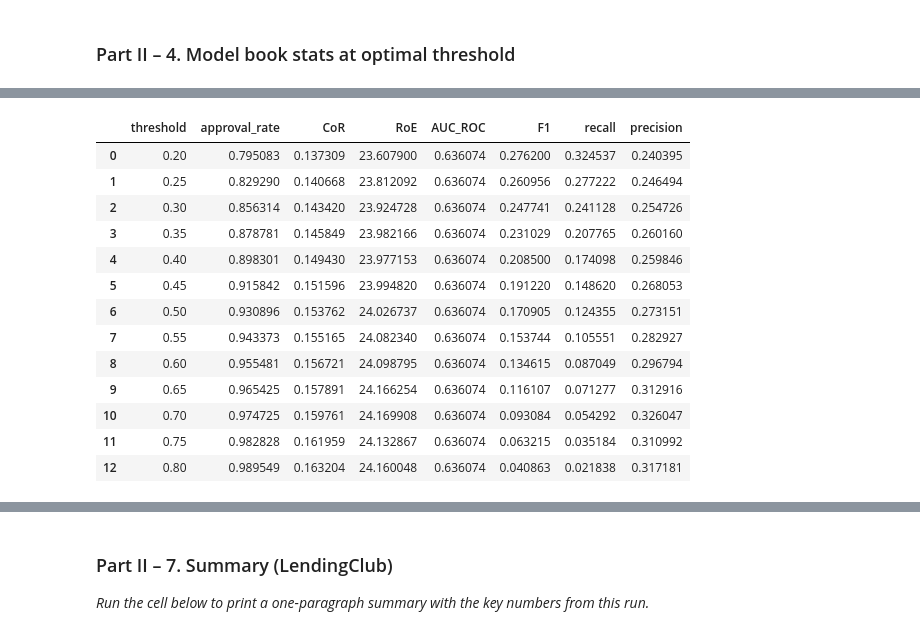
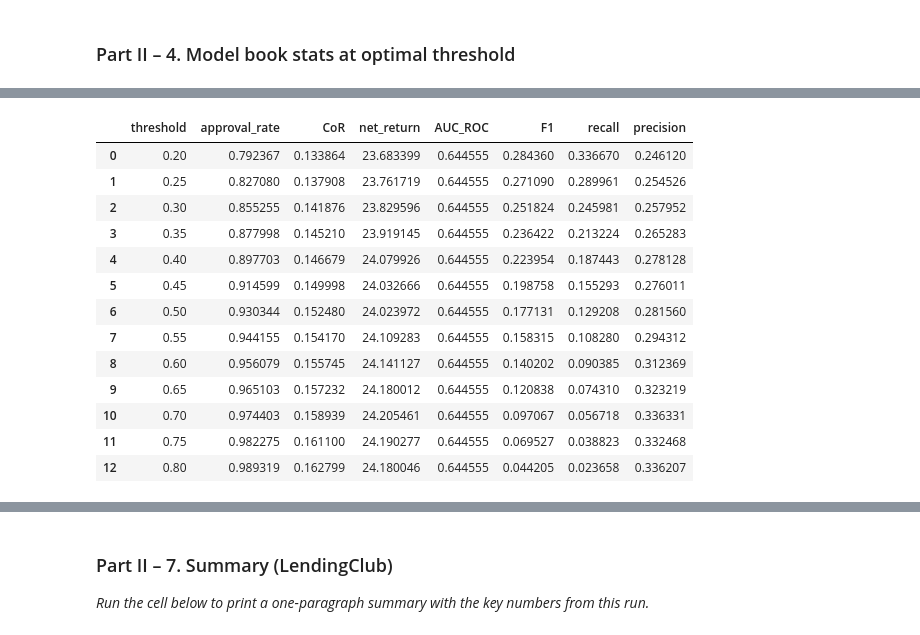
Before and after one commit to leemingloon/ocr-agentic-rag, a Jupyter notebook: notebooks/demo_credit_risk_pd_business_impact.ipynb, the cells around one changed output, grey strips where cells are left out. Drawn from its saved outputs; the diff is of its cells as text; code cells hidden in the pictures.

```diff
--- a/notebooks/demo_credit_risk_pd_business_impact.ipynb
+++ b/notebooks/demo_credit_risk_pd_business_impact.ipynb
@@ -57,7 +57,11 @@ def _load_homecredit_metrics_from_notebook():
                             continue
                         raw = d["application/json"]
                         if isinstance(raw, dict) and "homecredit_metrics_summary" in raw:
-                            return raw["homecredit_metrics_summary"], "notebook cell output"
+                            m = raw["homecredit_metrics_summary"]
+                            # Reject metrics from local tiny-data runs (epochs < 10 and auc < 0.60 is a clear signal)
+                            if float(m.get("lstm_auc", 0)) < 0.60 or float(m.get("baseline_auc", 0)) < 0.60:
+                                continue   # skip this notebook — looks like a local test run
+                            return m, "notebook cell output"
             except Exception:
                 pass
     return None, None
@@ -489,37 +862,69 @@ Sweep threshold from 0.2 to 0.8 (step 0.05). For each: approval rate, CoR, RoE,
 from sklearn.metrics import roc_auc_score, f1_score, precision_score, recall_score
 import matplotlib.pyplot as plt
 
-thresholds = np.arange(0.2, 0.85, 0.05)
+thresholds = np.arange(0.2, 0.81, 0.05)
 auc_roc = roc_auc_score(y_test, p_test)
 y_vals = np.asarray(y_test).ravel()
+p_arr = np.asarray(p_test).ravel()
+loans_df_reset = loans_df.reset_index(drop=True)
 rows = []
 for t in thresholds:
-    approved_mask = (p_test < t)
-    app = loans_df.iloc[approved_mask]
+    approved_mask = p_arr < t
+    default_mask = y_vals == 1
+    chargedoff_mask = approved_mask & default_mask
+
+    app = loans_df_reset.loc[approved_mask]
     approved_amnt = app["loan_amnt"].sum()
-    charged_off_amnt = loans_df.iloc[approved_mask & (y_vals == 1)]["loan_amnt"].sum()
-    n_approved = approved_mask.sum()
-    approval_rate = n_approved / len(y_test)
+    charged_off_amnt = loans_df_reset.loc[chargedoff_mask, "loan_amnt"].sum()
+    n_approved = int(approved_mask.sum())
+    approval_rate = n_approved / len(y_vals)
     CoR = charged_off_amnt / approved_amnt if approved_amnt else 0
+
     wgt_int = (app["int_rate"] * app["loan_amnt"]).sum()
     wgt_int_rate = wgt_int / approved_amnt if approved_amnt else 0
-    wgt_term = (app["term"] * app["loan_amnt"]).sum() / approved_amnt if approved_amnt else 0
+    term_col = "term_months" if "term_months" in app.columns else "term"
+    wgt_term = (app[term_col] * app["loan_amnt"]).sum() / approved_amnt if approved_amnt else 0
+
     interest_earned = approved_amnt * (wgt_int_rate / 100) * (wgt_term / 12)
     interest_paid = approved_amnt * (COST_OF_FUNDS / 100) * (wgt_term / 12)
     banking_profit = interest_earned - interest_paid - charged_off_amnt
-    RoE = (banking_profit / approved_amnt * 100) if approved_amnt else 0
-    y_pred = (p_test >= t).astype(int)
+    net_return = (banking_profit / approved_amnt * 100) if approved_amnt else 0
+
+    y_pred = (p_arr >= t).astype(int)
     rows.append({
-        "threshold": t,
+        "threshold": round(float(t), 2),
         "approval_rate": approval_rate,
         "CoR": CoR,
-        "RoE": RoE,
+        "net_return": net_return,
         "AUC_ROC": auc_roc,
-        "F1": f1_score(y_test, y_pred, zero_division=0),
-        "recall": recall_score(y_test, y_pred, zero_division=0),
-        "precision": precision_score(y_test, y_pred, zero_division=0),
+        "F1": f1_score(y_vals, y_pred, zero_division=0),
+        "recall": recall_score(y_vals, y_pred, zero_division=0),
+        "precision": precision_score(y_vals, y_pred, zero_division=0),
     })
 sens_df = pd.DataFrame(rows)
+
+# Policy-constrained threshold selection
+COR_CEILING = 0.14
+APPROVAL_FLOOR = 0.80
+
+feasible = sens_df[
+    (sens_df["CoR"] <= COR_CEILING) & (sens_df["approval_rate"] >= APPROVAL_FLOOR)
+].copy()
+
+if len(feasible) > 0:
+    _best_idx = feasible["net_return"].idxmax()
+    policy_threshold = float(feasible.loc[_best_idx, "threshold"])
+    print(f"Policy-constrained threshold (CoR<={COR_CEILING:.0%}, Approval>={APPROVAL_FLOOR:.0%}):")
+    print(f"  Selected threshold : {policy_threshold:.2f}")
+    print(feasible[feasible["threshold"] == policy_threshold][
+        ["threshold", "approval_rate", "CoR", "net_return", "F1"]
+    ].to_string(index=False))
+else:
+    policy_threshold = best_threshold_opt
+    print(f"[Warning] No threshold satisfies CoR<={COR_CEILING:.0%} and Approval>={APPROVAL_FLOOR:.0%}.")
+    print(f"  Relaxing constraints -- falling back to F1-optimal threshold: {policy_threshold:.2f}")
+    print("  Consider revising COR_CEILING or APPROVAL_FLOOR to match portfolio targets.")
+
 print("Metrics by threshold:")
 print(sens_df.round(4).to_string())
 sens_df
@@ -542,14 +951,14 @@ Metrics by threshold:
-|  | threshold | approval_rate | CoR | RoE | AUC_ROC | F1 | recall | precision |
-| 0 | 0.20 | 0.795083 | 0.137309 | 23.607900 | 0.636074 | 0.276200 | 0.324537 | 0.240395 |
-| 1 | 0.25 | 0.829290 | 0.140668 | 23.812092 | 0.636074 | 0.260956 | 0.277222 | 0.246494 |
-| 2 | 0.30 | 0.856314 | 0.143420 | 23.924728 | 0.636074 | 0.247741 | 0.241128 | 0.254726 |
-| 3 | 0.35 | 0.878781 | 0.145849 | 23.982166 | 0.636074 | 0.231029 | 0.207765 | 0.260160 |
-| 4 | 0.40 | 0.898301 | 0.149430 | 23.977153 | 0.636074 | 0.208500 | 0.174098 | 0.259846 |
-| 5 | 0.45 | 0.915842 | 0.151596 | 23.994820 | 0.636074 | 0.191220 | 0.148620 | 0.268053 |
-| 6 | 0.50 | 0.930896 | 0.153762 | 24.026737 | 0.636074 | 0.170905 | 0.124355 | 0.273151 |
-| 7 | 0.55 | 0.943373 | 0.155165 | 24.082340 | 0.636074 | 0.153744 | 0.105551 | 0.282927 |
-| 8 | 0.60 | 0.955481 | 0.156721 | 24.098795 | 0.636074 | 0.134615 | 0.087049 | 0.296794 |
-| 9 | 0.65 | 0.965425 | 0.157891 | 24.166254 | 0.636074 | 0.116107 | 0.071277 | 0.312916 |
-| 10 | 0.70 | 0.974725 | 0.159761 | 24.169908 | 0.636074 | 0.093084 | 0.054292 | 0.326047 |
-| 11 | 0.75 | 0.982828 | 0.161959 | 24.132867 | 0.636074 | 0.063215 | 0.035184 | 0.310992 |
-| 12 | 0.80 | 0.989549 | 0.163204 | 24.160048 | 0.636074 | 0.040863 | 0.021838 | 0.317181 |
+|  | threshold | approval_rate | CoR | net_return | AUC_ROC | F1 | recall | precision |
+| 0 | 0.20 | 0.792367 | 0.133864 | 23.683399 | 0.644555 | 0.284360 | 0.336670 | 0.246120 |
+| 1 | 0.25 | 0.827080 | 0.137908 | 23.761719 | 0.644555 | 0.271090 | 0.289961 | 0.254526 |
+| 2 | 0.30 | 0.855255 | 0.141876 | 23.829596 | 0.644555 | 0.251824 | 0.245981 | 0.257952 |
+| 3 | 0.35 | 0.877998 | 0.145210 | 23.919145 | 0.644555 | 0.236422 | 0.213224 | 0.265283 |
+| 4 | 0.40 | 0.897703 | 0.146679 | 24.079926 | 0.644555 | 0.223954 | 0.187443 | 0.278128 |
+| 5 | 0.45 | 0.914599 | 0.149998 | 24.032666 | 0.644555 | 0.198758 | 0.155293 | 0.276011 |
+| 6 | 0.50 | 0.930344 | 0.152480 | 24.023972 | 0.644555 | 0.177131 | 0.129208 | 0.281560 |
+| 7 | 0.55 | 0.944155 | 0.154170 | 24.109283 | 0.644555 | 0.158315 | 0.108280 | 0.294312 |
+| 8 | 0.60 | 0.956079 | 0.155745 | 24.141127 | 0.644555 | 0.140202 | 0.090385 | 0.312369 |
+| 9 | 0.65 | 0.965103 | 0.157232 | 24.180012 | 0.644555 | 0.120838 | 0.074310 | 0.323219 |
+| 10 | 0.70 | 0.974403 | 0.158939 | 24.205461 | 0.644555 | 0.097067 | 0.056718 | 0.336331 |
+| 11 | 0.75 | 0.982275 | 0.161100 | 24.190277 | 0.644555 | 0.069527 | 0.038823 | 0.332468 |
+| 12 | 0.80 | 0.989319 | 0.162799 | 24.180046 | 0.644555 | 0.044205 | 0.023658 | 0.336207 |
```
Also changed, not shown: parts of 32 cells of this notebook, 34 other files.
